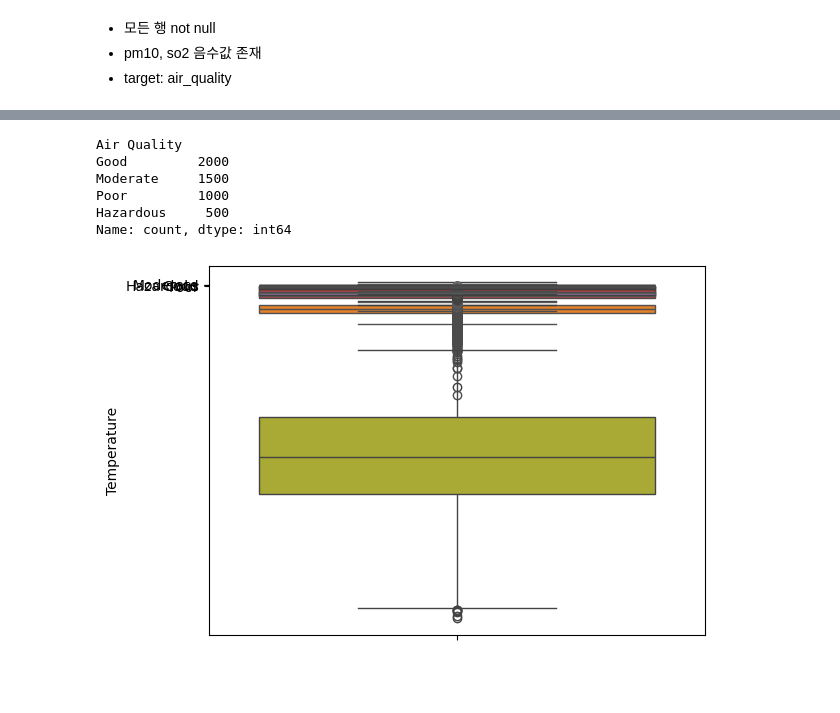
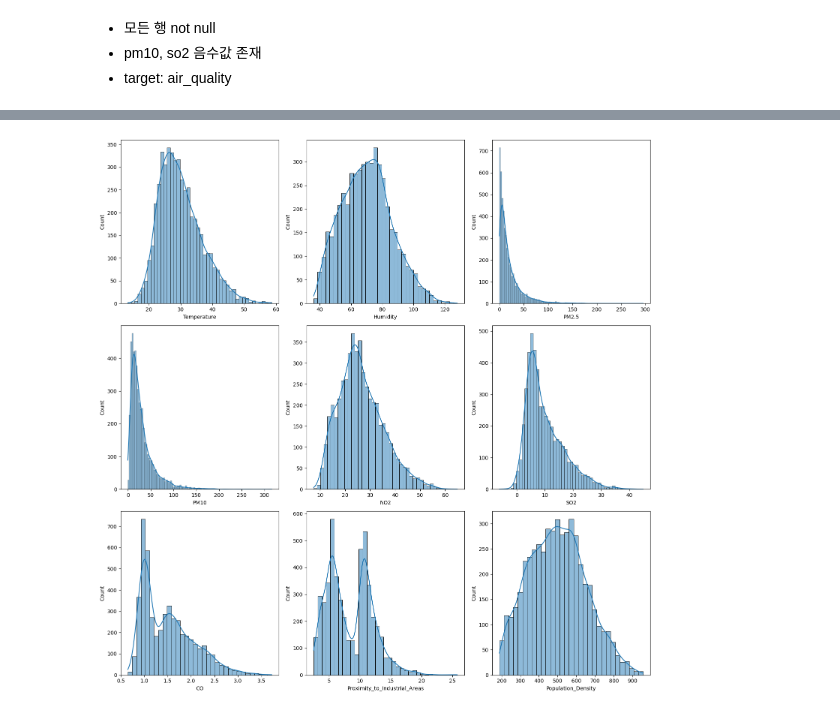
Before and after one commit to ahnyoungjoon00/b_kaggle, a Jupyter notebook: 01. air-quality-and-pollution-assessment/info.ipynb, the cells around one changed output, grey strips where cells are left out. Saved outputs shown, nothing was run; the diff lists cells and outputs as text; code cells hidden in the pictures; blank space fills up the shorter version.

Commit message:
subject classification_01
description
EDA 및 기본적인 visualization

```diff
--- a/01. air-quality-and-pollution-assessment/info.ipynb
+++ b/01. air-quality-and-pollution-assessment/info.ipynb
@@ -79,14 +82,19 @@ df.head()
-# %%
-df["Air Quality"].value_counts()
-# %% [output]
-Air Quality
-Good         2000
-Moderate     1500
-Poor         1000
-Hazardous     500
-Name: count, dtype: int64
-# %%
-for col in df.columns :
-    sns.boxplot(df[col])
-# %% [output]
-[figure, removed]
+# %%
+df.describe()
+X_columns = ['Temperature', 'Humidity',
+             'PM2.5', 'PM10', 'NO2', 'SO2', 'CO',
+             'Proximity_to_Industrial_Areas', 'Population_Density']
+y_columns = ["Air Quality"]
+X = df[X_columns]
+y = df[y_columns]
+# %%
+fig, ax = plt.subplots(3, 3, figsize = (15, 15))
+ax = ax.flatten()
+
+i = 0
+for col in X.columns :
+    sns.histplot(data = X, x = col,  kde=True, ax=ax[i])
+    i+=1
+plt.tight_layout()
+# %% [output]
+[figure, added]
```
Also changed, not shown: parts of 3 cells of this notebook.
